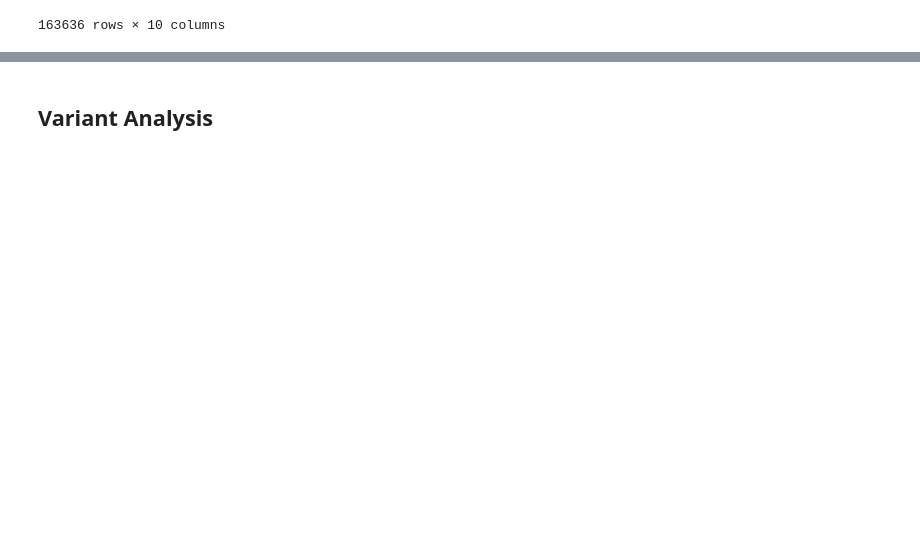
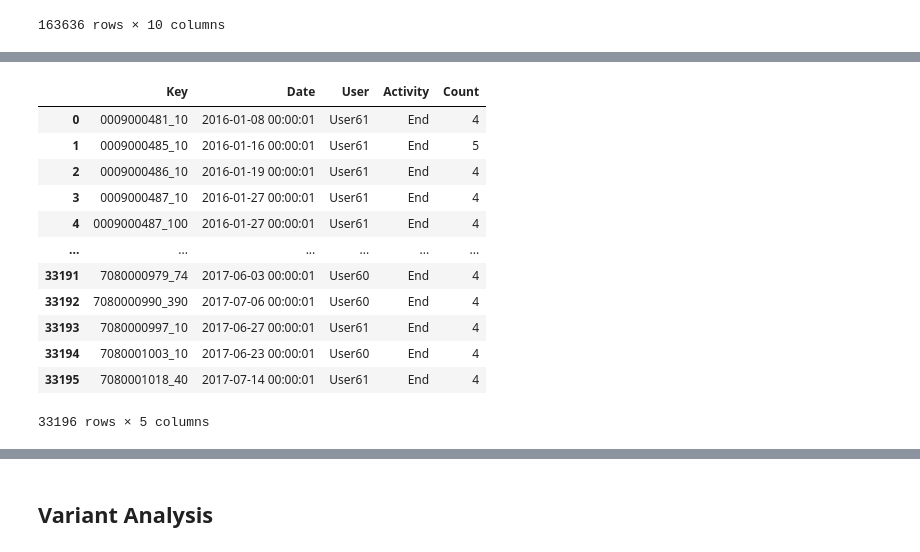
Before and after one commit to nkwachiabel/Process-Mining-Order-to-cash-IBM, a Jupyter notebook: o2c_final.ipynb, the cells around one changed output, grey strips where cells are left out. Drawn from its saved outputs; the diff is of its cells as text; code cells hidden in the pictures; blank space fills up the shorter version.

```diff
--- a/o2c_final.ipynb
+++ b/o2c_final.ipynb
@@ -589,0 +519,19 @@ sortnewtimetest_timexx
+# %%
+end_actttt = timexxx.groupby('Key').tail(1).reset_index(drop=True)
+end_actttt['Activity'] = 'End'
+end_actttt['Date'] = end_actttt['Date'] + pd.Timedelta(seconds=2)
+end_actttt
+# %% [output]
+|  | Key | Date | User | Activity | Count |
+| 0 | 0009000481_10 | 2016-01-08 00:00:01 | User61 | End | 4 |
+| 1 | 0009000485_10 | 2016-01-16 00:00:01 | User61 | End | 5 |
+| 2 | 0009000486_10 | 2016-01-19 00:00:01 | User61 | End | 4 |
+| 3 | 0009000487_10 | 2016-01-27 00:00:01 | User61 | End | 4 |
+| 4 | 0009000487_100 | 2016-01-27 00:00:01 | User61 | End | 4 |
+| ... | ... | ... | ... | ... | ... |
+| 33191 | 7080000979_74 | 2017-06-03 00:00:01 | User60 | End | 4 |
+| 33192 | 7080000990_390 | 2017-07-06 00:00:01 | User60 | End | 4 |
+| 33193 | 7080000997_10 | 2017-06-27 00:00:01 | User61 | End | 4 |
+| 33194 | 7080001003_10 | 2017-06-23 00:00:01 | User60 | End | 4 |
+| 33195 | 7080001018_40 | 2017-07-14 00:00:01 | User61 | End | 4 |
+33196 rows × 5 columns
```
Also changed, not shown: parts of 19 cells of this notebook.
